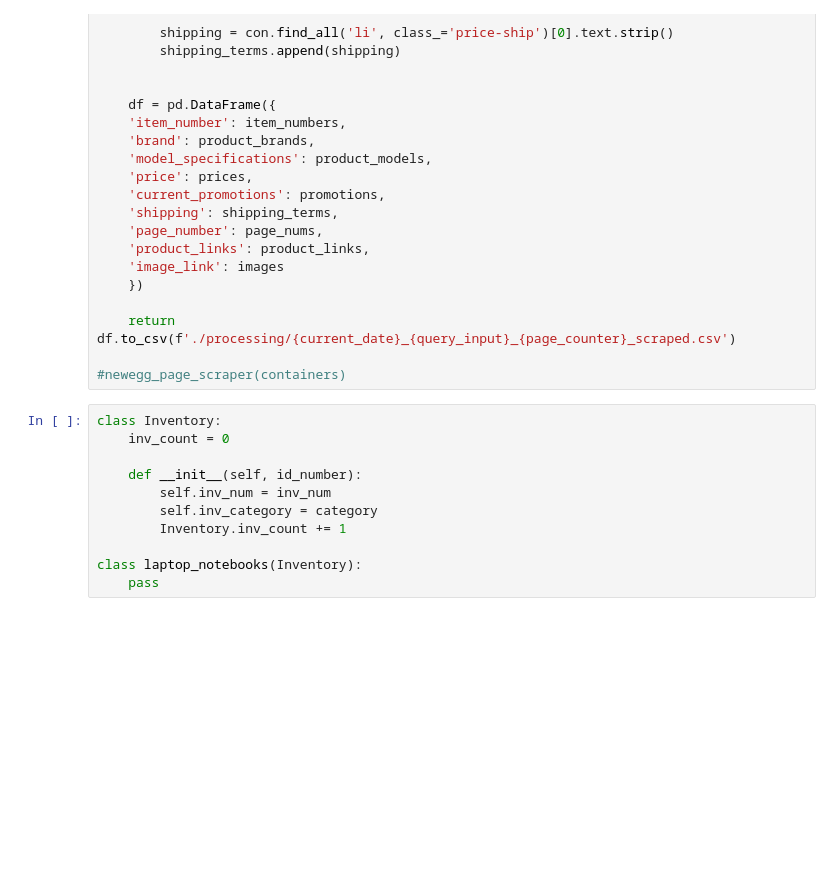
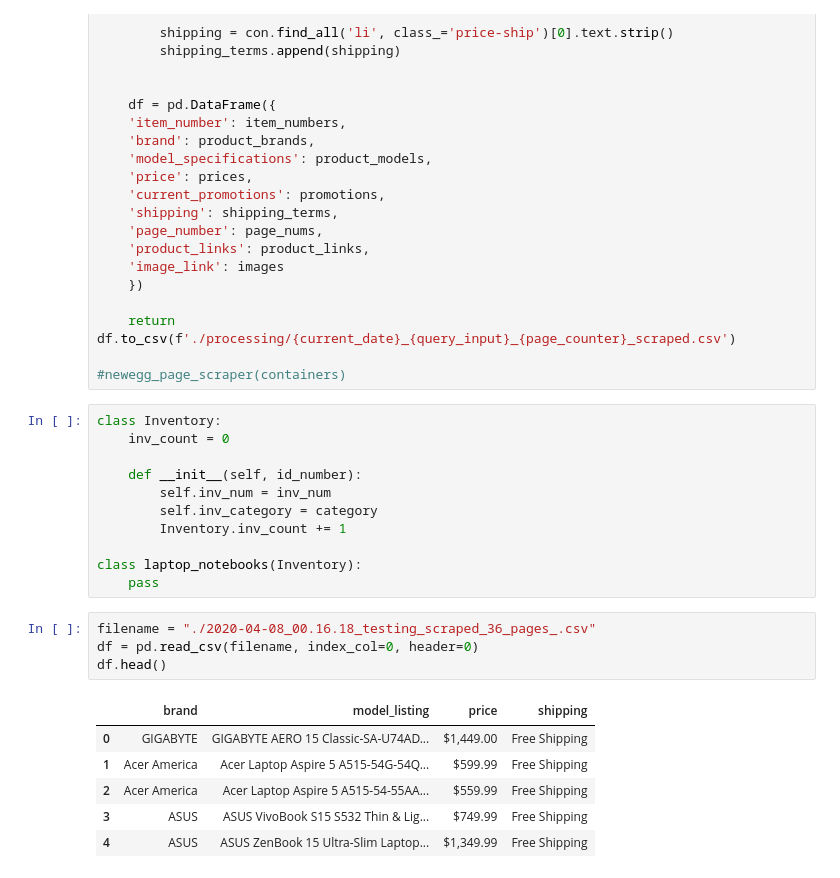
Before and after one commit to jhustles/newegg_webscraper_crawler_dataExtraction_automated, a Jupyter notebook: archive/scratch_book.ipynb, the cells around one changed output. Cells and saved outputs as stored; diff of their text form; blank space fills up the shorter version.

Commit message:
Almost final beta is complete. Webscraper is able to scrape page by page and alert users if there issues

```diff
--- a/archive/scratch_book.ipynb
+++ b/archive/scratch_book.ipynb
@@ -282,3 +305,14 @@ class Inventory:
 
 class laptop_notebooks(Inventory):
     pass
+# %%
+filename = "./2020-04-08_00.16.18_testing_scraped_36_pages_.csv"
+df = pd.read_csv(filename, index_col=0, header=0)
+df.head()
+# %% [output]
+|  | brand | model_listing | price | shipping |
+| 0 | GIGABYTE | GIGABYTE AERO 15 Classic-SA-U74AD... | $1,449.00 | Free Shipping |
+| 1 | Acer America | Acer Laptop Aspire 5 A515-54G-54Q... | $599.99 | Free Shipping |
+| 2 | Acer America | Acer Laptop Aspire 5 A515-54-55AA... | $559.99 | Free Shipping |
+| 3 | ASUS | ASUS VivoBook S15 S532 Thin & Lig... | $749.99 | Free Shipping |
+| 4 | ASUS | ASUS ZenBook 15 Ultra-Slim Laptop... | $1,349.99 | Free Shipping |
```
Also changed, not shown: parts of 9 cells of this notebook, 29 other files.
